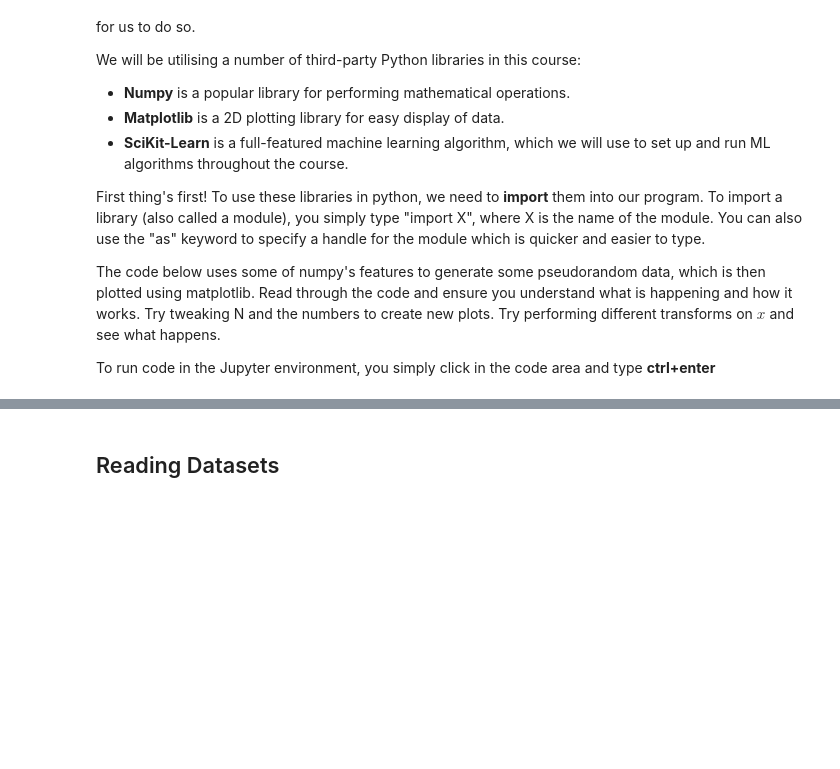
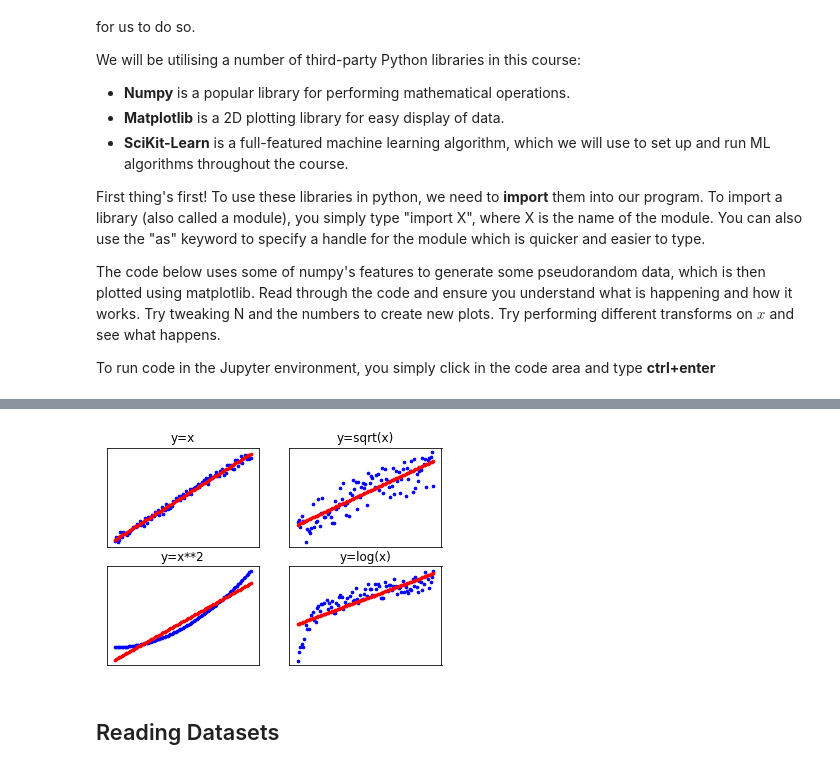
Before and after one commit to seanyexx/COMP9417-tutorial, a Jupyter notebook: lab1_ans.ipynb, the cells around one changed output, grey strips where cells are left out. Saved outputs shown, nothing was run; the diff lists cells and outputs as text; code cells hidden in the pictures; blank space fills up the shorter version.

```diff
--- a/lab1_ans.ipynb
+++ b/lab1_ans.ipynb
@@ -50,3 +24,37 @@ plt.show()
+# %%
+import matplotlib.pyplot as plt
+import numpy as np
+from sklearn import linear_model
+
+def original(x):
+	return x
+
+def square(x):
+	return x*x
+
+def change_func(N,func,noise_factor,title,i):
+	data_x = np.arange(1,N).reshape(-1,1) # Generate an array with values from 0 to N
+	rdm = (np.random.rand(N-1)-0.5).reshape(-1,1) # Random noise generator. rand(N) returns N random numbers between 0 and 1
+	data_y1 = (func(data_x) + rdm*noise_factor)  # diffierent function wrt x, with noise
+	#Create and train linear regression model
+	regr = linear_model.LinearRegression()
+	regr.fit(data_x,data_y1)
+	predicted_y = regr.predict(data_x)
+	plt.subplot(2,2,i)
+	plt.title(title)
+	plt.scatter(data_x,data_y1,color="b",s=7)
+	plt.scatter(data_x,predicted_y,color="r",s=7)
+	plt.xticks([]), plt.yticks([])
+
+N=100
+plt.figure(1)
+change_func(N,original,10,"y=x",1)
+change_func(N,np.sqrt,5,"y=sqrt(x)",2)
+change_func(N,square,20,"y=x**2",3)
+change_func(N,np.log,1,"y=log(x)",4)
+plt.show()
+# %% [output]
+[figure, added]
 # %% [markdown]
 ## Reading Datasets
 # %% [markdown]
```
Also changed, not shown: parts of 2 cells of this notebook.
